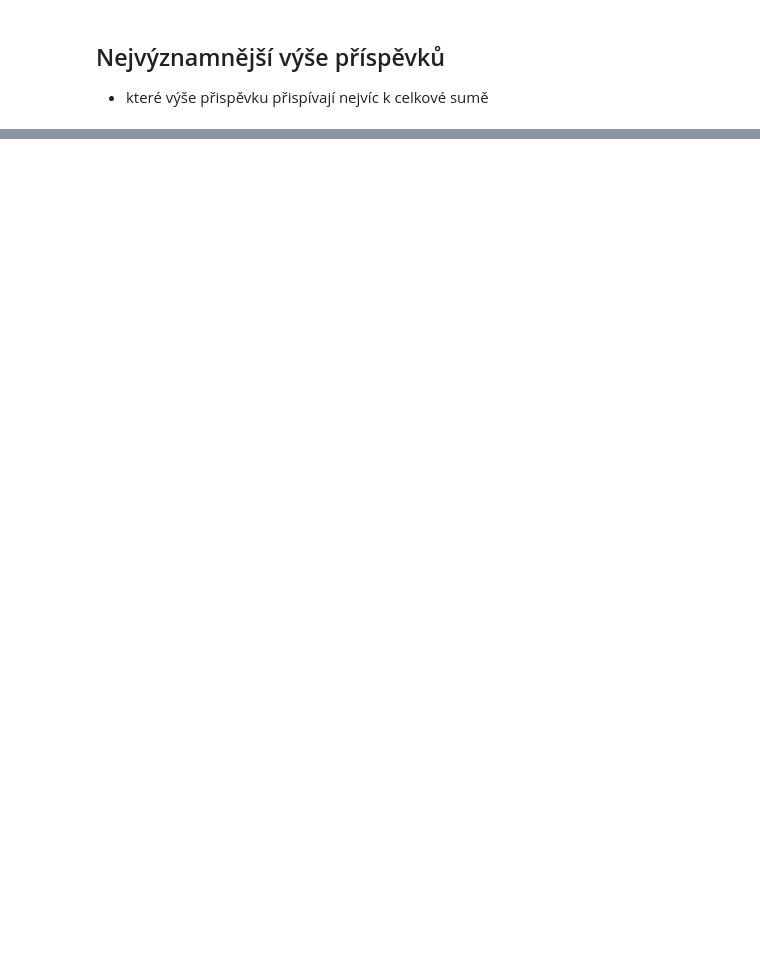
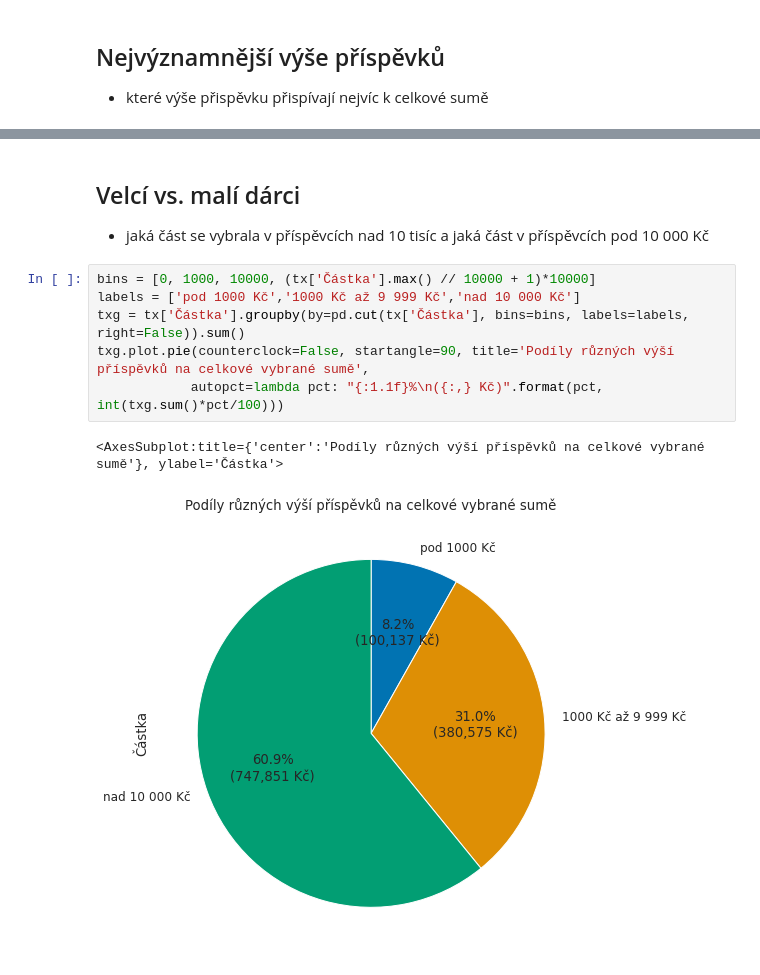
Before and after one commit to matr01/jupyter-hello, a Jupyter notebook: lide-pro.ipynb, the cells around one changed output, grey strips where cells are left out. Saved outputs shown, nothing was run; the diff lists cells and outputs as text; blank space fills up the shorter version.

```diff
--- a/lide-pro.ipynb
+++ b/lide-pro.ipynb
@@ -134,0 +152,13 @@ amf.sort_values(by='% Vybraného', ascending=False)[:10]
+# %% [markdown]
+## Velcí vs. malí dárci
+
+- jaká část se vybrala v příspěvcích nad 10 tisíc a jaká část v příspěvcích pod 10 000 Kč
+# %%
+bins = [0, 1000, 10000, (tx['Částka'].max() // 10000 + 1)*10000]
+labels = ['pod 1000 Kč','1000 Kč až 9 999 Kč','nad 10 000 Kč']
+txg = tx['Částka'].groupby(by=pd.cut(tx['Částka'], bins=bins, labels=labels, right=False)).sum()
+txg.plot.pie(counterclock=False, startangle=90, title='Podíly různých výší příspěvků na celkové vybrané sumě',
+            autopct=lambda pct: "{:1.1f}%\n({:,} Kč)".format(pct, int(txg.sum()*pct/100)))
+# %% [output]
+<AxesSubplot:title={'center':'Podíly různých výší příspěvků na celkové vybrané sumě'}, ylabel='Částka'>
+[figure, added]
```
Also changed, not shown: parts of 9 cells of this notebook.
